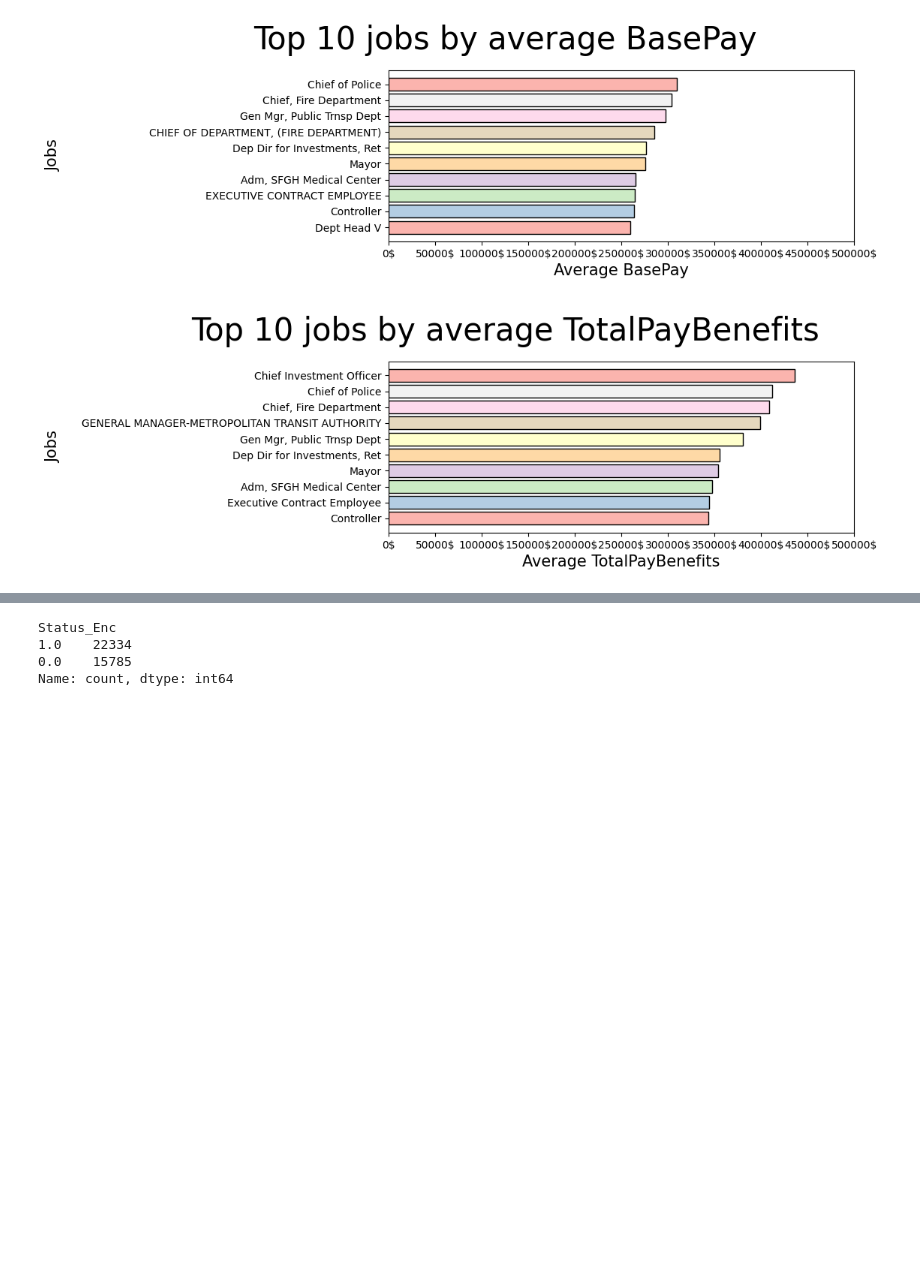
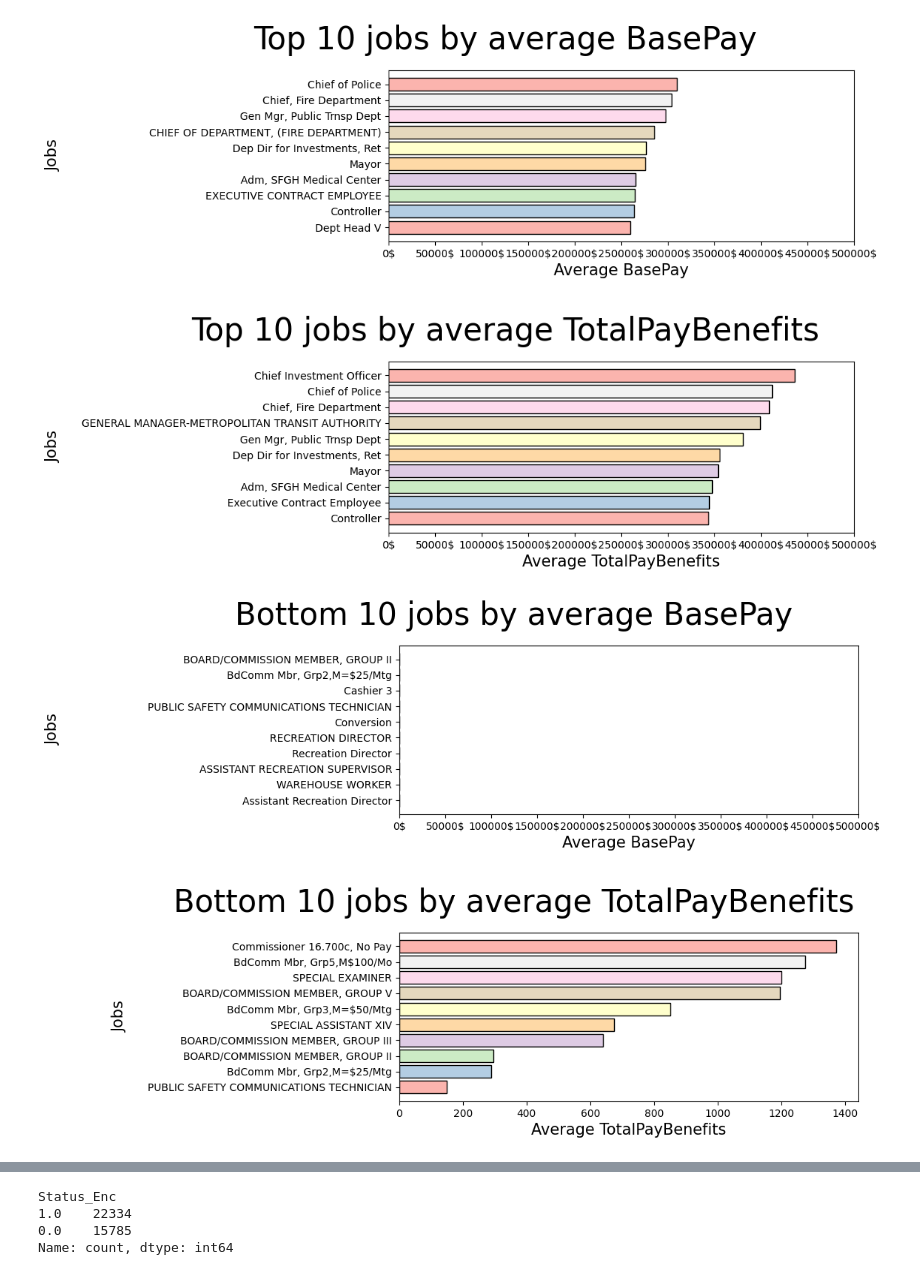
Before and after one commit to niccolozoboli/Programming-January-, a Jupyter notebook: Salaries_definitivo.ipynb, the cells around one changed output, grey strips where cells are left out. Saved outputs shown, nothing was run; the diff lists cells and outputs as text; code cells hidden in the pictures; blank space fills up the shorter version.

```diff
--- a/Salaries_definitivo.ipynb
+++ b/Salaries_definitivo.ipynb
@@ -311,6 +326,26 @@ axs[1].set_xticks(ticks=range(0, 500001, 50000), labels=x_ticks)
 plt.show()
 # %% [output]
 [figure]
+# %%
+# DA SISTEMARE!!
+
+bot_10_jobs_basepay = df.groupby('JobTitle')['BasePay'].mean().sort_values()[:10]
+bot_10_jobs_tpbenefits = df.groupby('JobTitle')['TotalPayBenefits'].mean().sort_values()[:10]
+x_ticks=[str(x)+'$' for x in range(0, 500001, 50000)]
+fig,axs=plt.subplots(2,1,figsize=(8,8))
+plt.subplots_adjust(hspace=0.7)
+axs[0].set_title('Bottom 10 jobs by average BasePay', fontsize=30, pad=20, x=0.25)
+axs[0].barh(y=bot_10_jobs_basepay.index, width=bot_10_jobs_basepay, color=pastel1.colors, edgecolor='black')
+axs[0].set_xlabel('Average BasePay', fontsize=15)
+axs[0].set_ylabel('Jobs', fontsize=15, labelpad=85)
+axs[0].set_xticks(ticks=range(0, 500001, 50000), labels=x_ticks)
+axs[1].set_title('Bottom 10 jobs by average TotalPayBenefits', fontsize=30, pad=20, x=0.25)
+axs[1].barh(y=bot_10_jobs_tpbenefits.index, width=bot_10_jobs_tpbenefits, color=pastel1.colors, edgecolor='black')
+axs[1].set_xlabel('Average TotalPayBenefits', fontsize=15)
+axs[1].set_ylabel('Jobs', fontsize=15, labelpad=20)
+plt.show()
+# %% [output]
+[figure, added]
 # %%
 #some statistics about the wages
 print('Mean salary: ', round(df['TotalPayBenefits'].mean()), '$')
```
Also changed, not shown: parts of 22 cells of this notebook.
